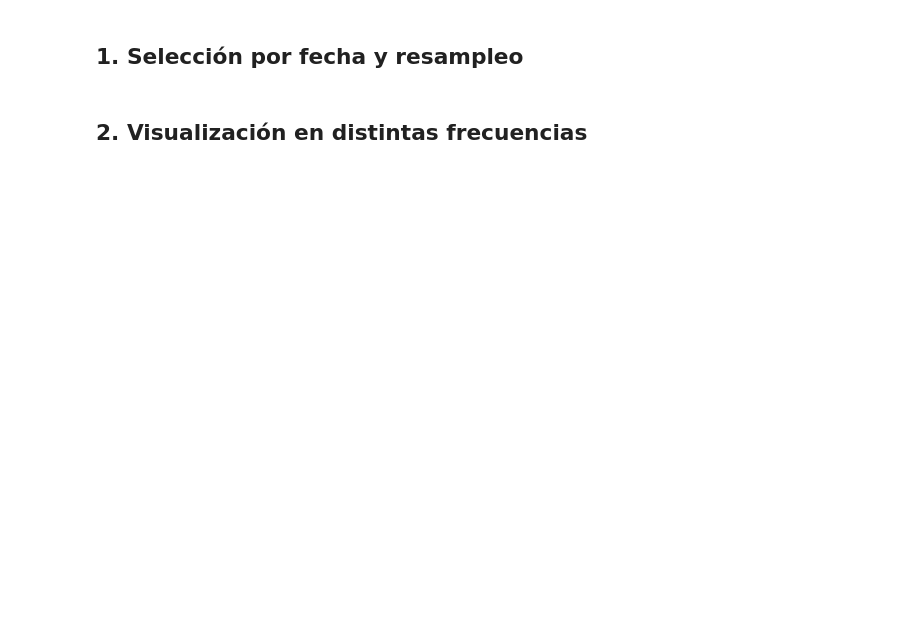
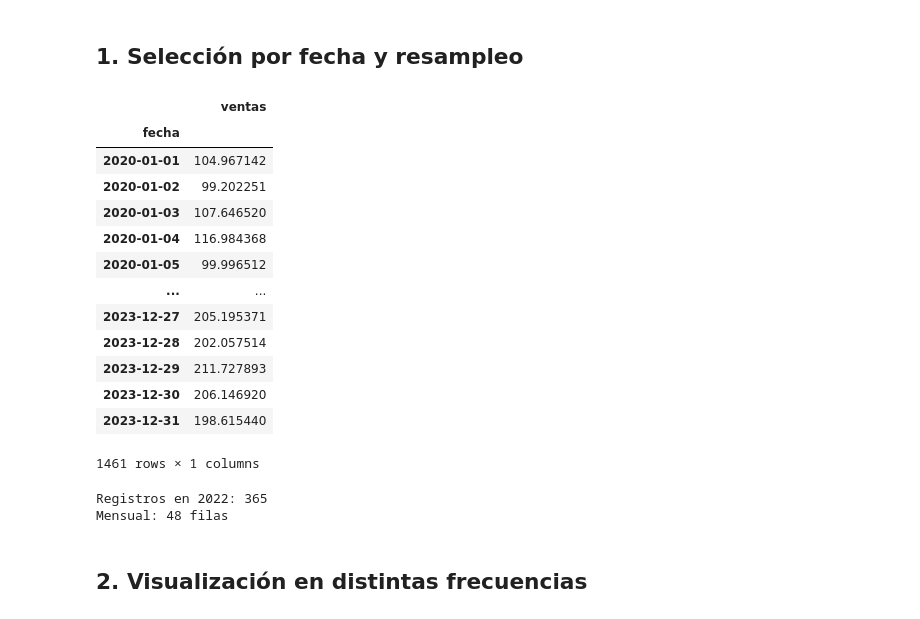
Before and after one commit to diegoalrv/mineria-de-datos, a Jupyter notebook: lab12/lab12.ipynb, the cells around one changed output. Drawn from its saved outputs; the diff is of its cells as text; code cells hidden in the pictures; blank space fills up the shorter version.

```diff
--- a/lab12/lab12.ipynb
+++ b/lab12/lab12.ipynb
@@ -27,13 +39,33 @@ print(f"Tipo del índice: {type(df.index)}")
 # %% [markdown]
 ## 1. Selección por fecha y resampleo
+# %%
+df
+# %% [output]
+|  | ventas |
+| fecha |  |
+| 2020-01-01 | 104.967142 |
+| 2020-01-02 | 99.202251 |
+| 2020-01-03 | 107.646520 |
+| 2020-01-04 | 116.984368 |
+| 2020-01-05 | 99.996512 |
+| ... | ... |
+| 2023-12-27 | 205.195371 |
+| 2023-12-28 | 202.057514 |
+| 2023-12-29 | 211.727893 |
+| 2023-12-30 | 206.146920 |
+| 2023-12-31 | 198.615440 |
+1461 rows × 1 columns
 # %%
-df_2022 = df["2022"]
+df_2022 = df.loc["2022"]
 print(f"Registros en 2022: {len(df_2022)}")
 
 df_mensual   = df.resample("ME").mean()
 df_semanal   = df.resample("W").sum()
 df_trimestral = df.resample("QE").mean()
 print(f"Mensual: {len(df_mensual)} filas")
+# %% [output]
+Registros en 2022: 365
+Mensual: 48 filas
 # %% [markdown]
 ## 2. Visualización en distintas frecuencias
 # %%
```
Also changed, not shown: parts of 9 cells of this notebook, 1 other file.
